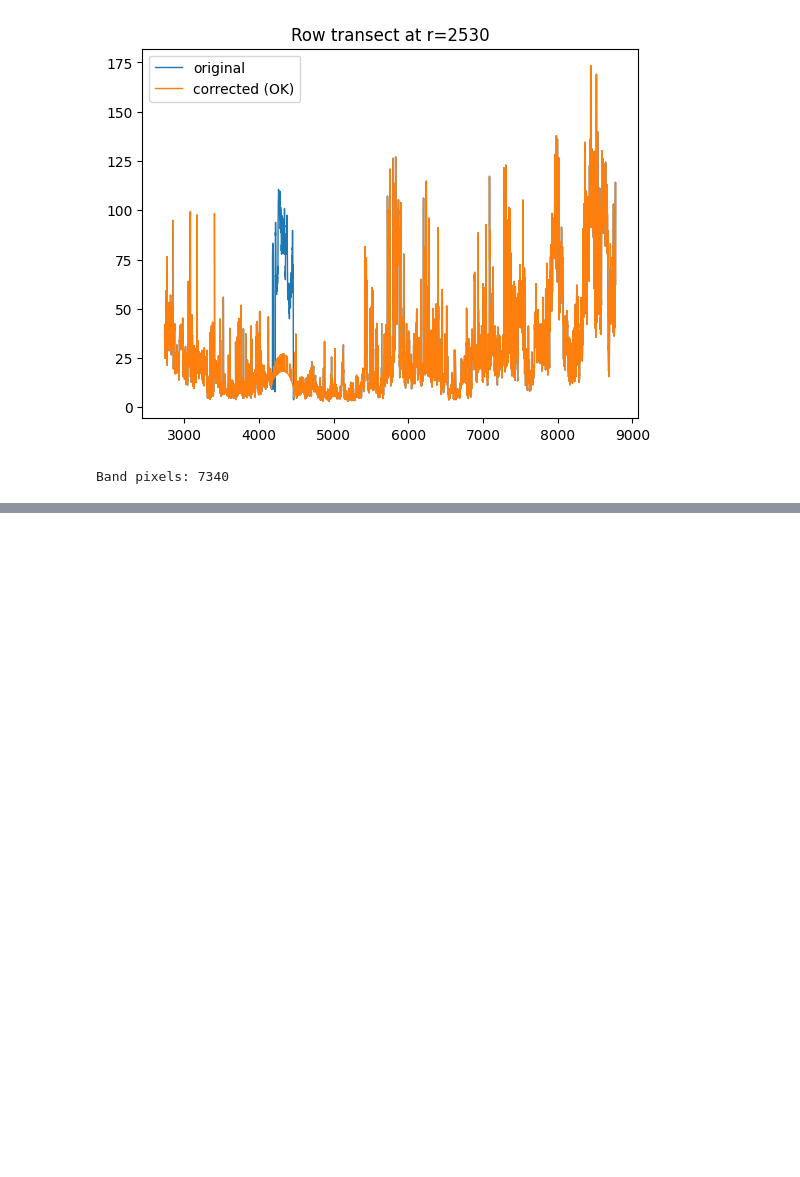
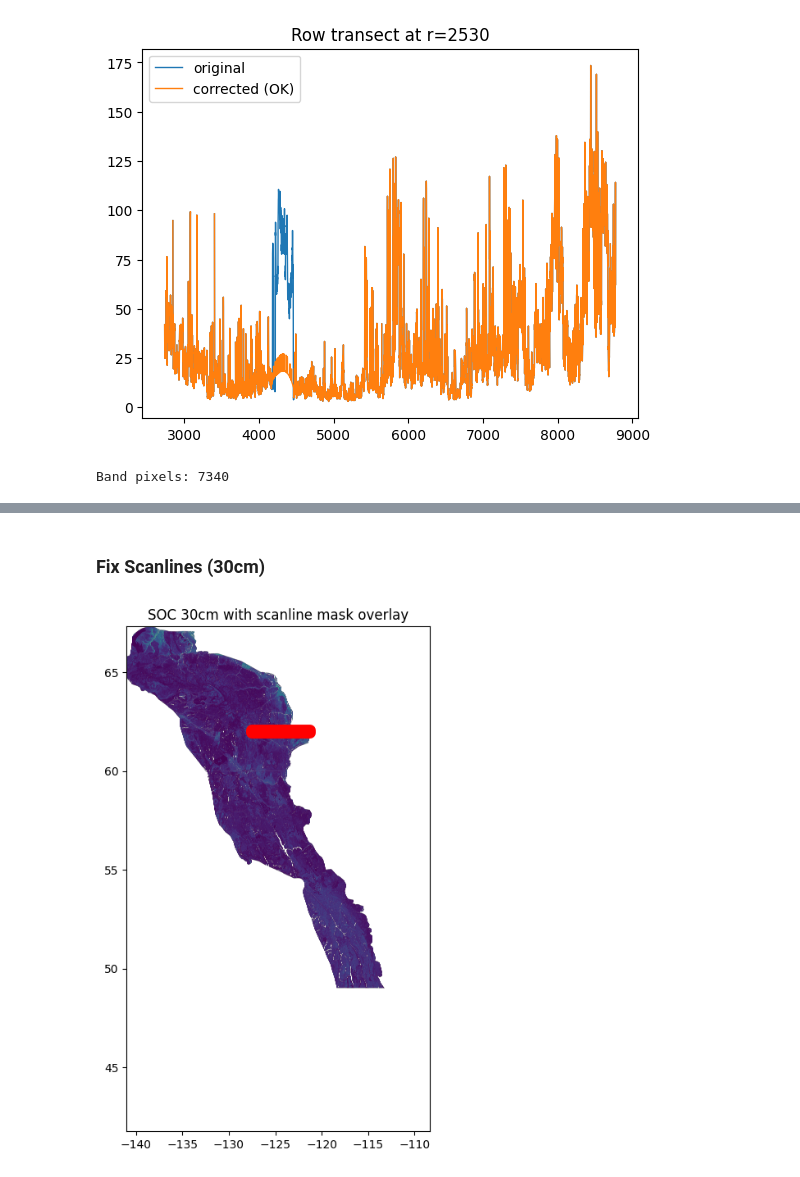
Before and after one commit to bermane/y2y-carbon-benefits, a Jupyter notebook: fix_scan_lines_artifact_soc_sothe_krigging.ipynb, the cells around one changed output, grey strips where cells are left out. Cells and saved outputs as stored; diff of their text form; code cells hidden in the pictures; blank space fills up the shorter version.

```diff
--- a/fix_scan_lines_artifact_soc_sothe_krigging.ipynb
+++ b/fix_scan_lines_artifact_soc_sothe_krigging.ipynb
@@ -519,0 +528,36 @@ mask_da.rio.to_raster(soc_mask_out_path, compress="DEFLATE")
+# %% [markdown]
+### Fix Scanlines (30cm)
+# %%
+# set 30cm soc filepaths
+soc_path = './carbon_stock_data/final_layers_clipped/soc_0_30cm_kg_m2_sothe.tif'
+soc_scanline_poly_path = './carbon_stock_data/soc_correction/scanline_polygon.shp'
+# %%
+# Load soc raster
+soc = rxr.open_rasterio(soc_path).squeeze()  # drop band dim
+
+# Mask nodata
+nodata = soc.rio.nodata
+if nodata is not None:
+    soc = soc.where(soc != nodata)
+
+# Get CRS
+src_crs = soc.rio.crs
+
+# Load scanline polygon
+scanline_poly = gpd.read_file(soc_scanline_poly_path)
+scanline_poly = scanline_poly.to_crs(src_crs)
+# %%
+# check scanline mask overlay
+
+fig, ax = plt.subplots(figsize=(8, 8))
+
+# Plot raster
+show(soc, transform=soc.rio.transform(), ax=ax, cmap="viridis")
+
+# Plot vector on top
+scanline_poly.plot(ax=ax, facecolor="none", edgecolor="red", linewidth=10)
+
+plt.title("SOC 30cm with scanline mask overlay")
+plt.show()
+# %% [output]
+[figure, added]
```
Also changed, not shown: parts of 23 cells of this notebook, 1 other file.
